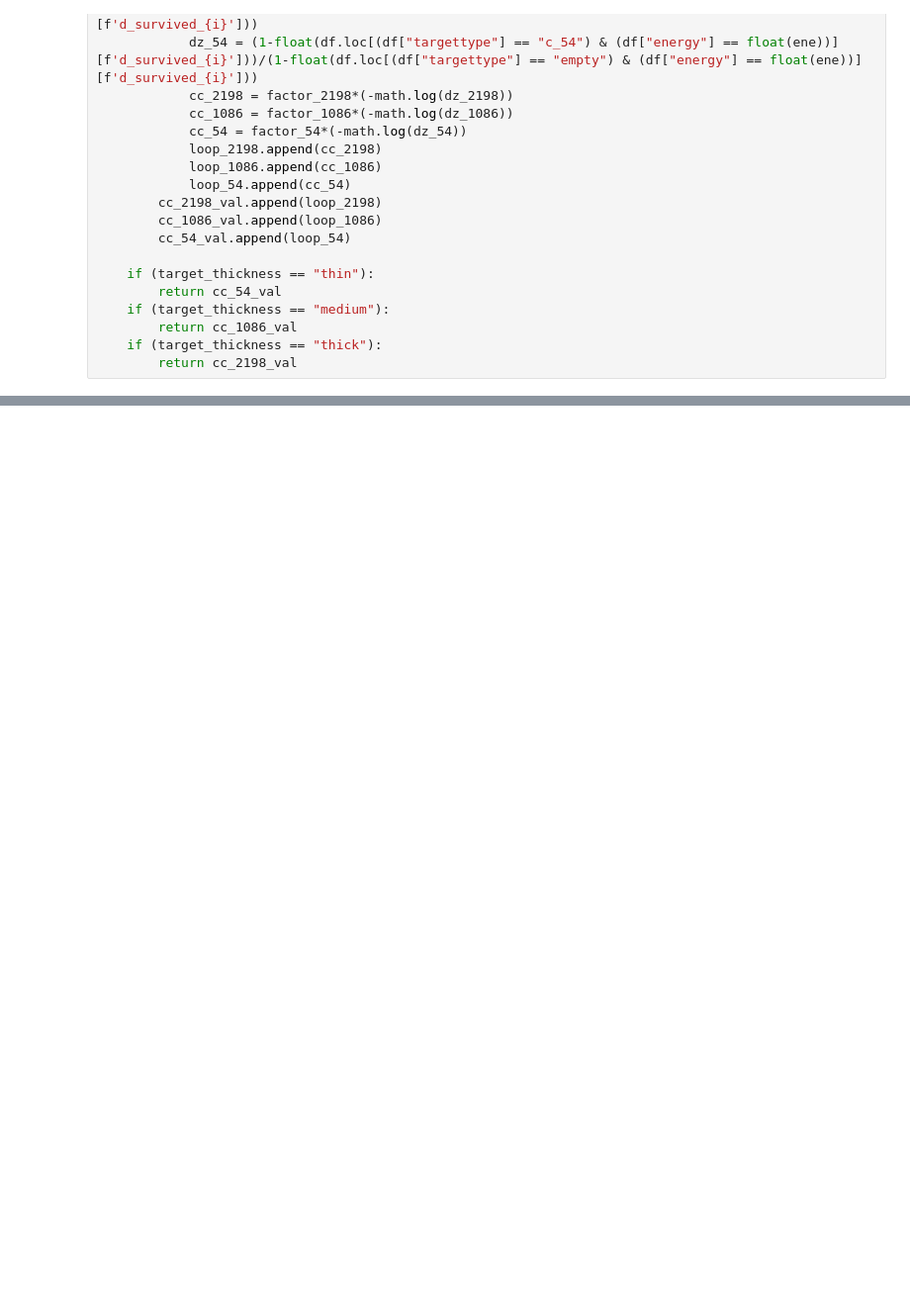
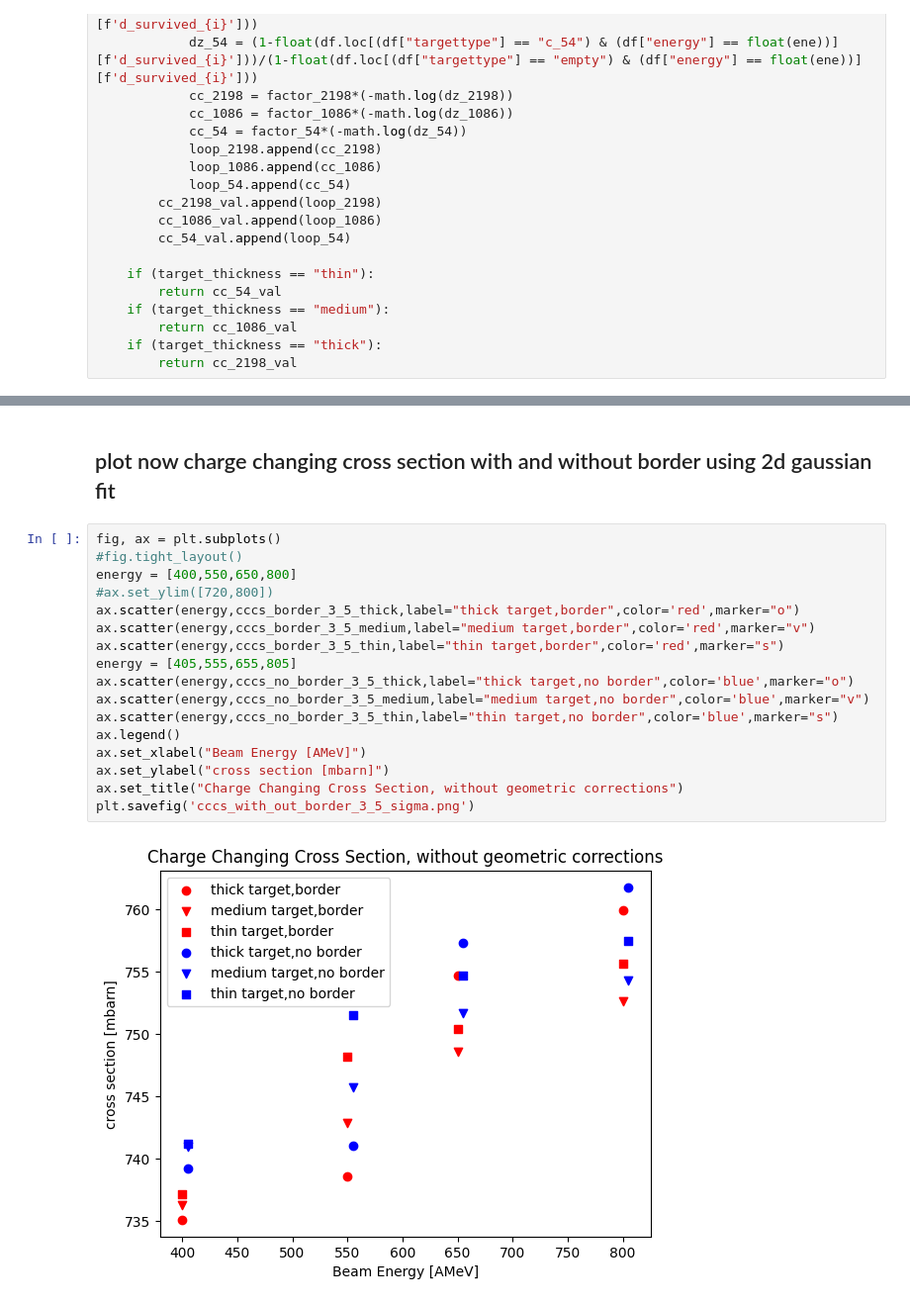
Before and after one commit to jenegger/r3bweek24_gsi, a Jupyter notebook: preliminary_charge_chaning_methods.ipynb, the cells around one changed output, grey strips where cells are left out. Shown at 99% size. Drawn from its saved outputs; the diff is of its cells as text; blank space fills up the shorter version.

```diff
--- a/preliminary_charge_chaning_methods.ipynb
+++ b/preliminary_charge_chaning_methods.ipynb
@@ -105,0 +171,21 @@ ax.scatter(bins,test2[1],label="charge_changing 2198",color='red',marker="o")
+# %% [markdown]
+## plot now charge changing cross section with and without border using 2d gaussian fit
+# %%
+fig, ax = plt.subplots()
+#fig.tight_layout()
+energy = [400,550,650,800]
+#ax.set_ylim([720,800])
+ax.scatter(energy,cccs_border_3_5_thick,label="thick target,border",color='red',marker="o")
+ax.scatter(energy,cccs_border_3_5_medium,label="medium target,border",color='red',marker="v")
+ax.scatter(energy,cccs_border_3_5_thin,label="thin target,border",color='red',marker="s")
+energy = [405,555,655,805]
+ax.scatter(energy,cccs_no_border_3_5_thick,label="thick target,no border",color='blue',marker="o")
+ax.scatter(energy,cccs_no_border_3_5_medium,label="medium target,no border",color='blue',marker="v")
+ax.scatter(energy,cccs_no_border_3_5_thin,label="thin target,no border",color='blue',marker="s")
+ax.legend()
+ax.set_xlabel("Beam Energy [AMeV]")
+ax.set_ylabel("cross section [mbarn]")
+ax.set_title("Charge Changing Cross Section, without geometric corrections")
+plt.savefig('cccs_with_out_border_3_5_sigma.png')
+# %% [output]
+[figure, added]
```
Also changed, not shown: parts of 10 cells of this notebook, 10 other files.
